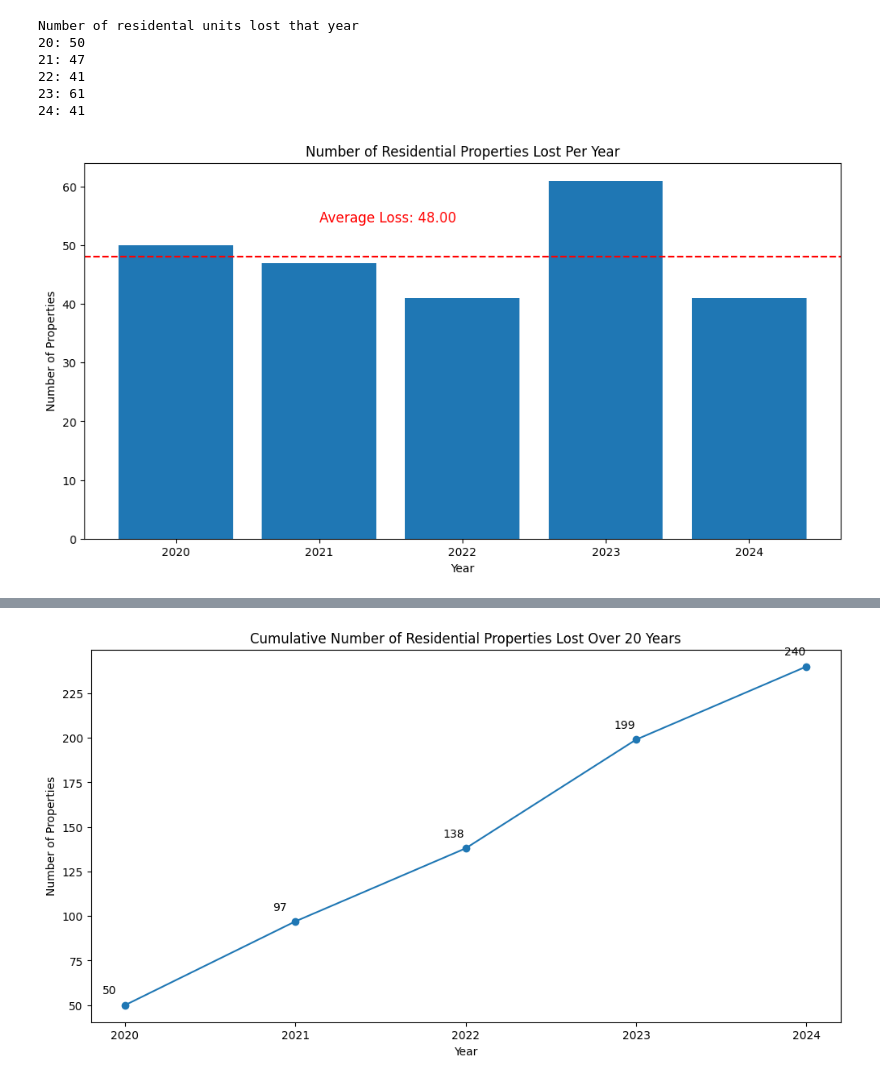
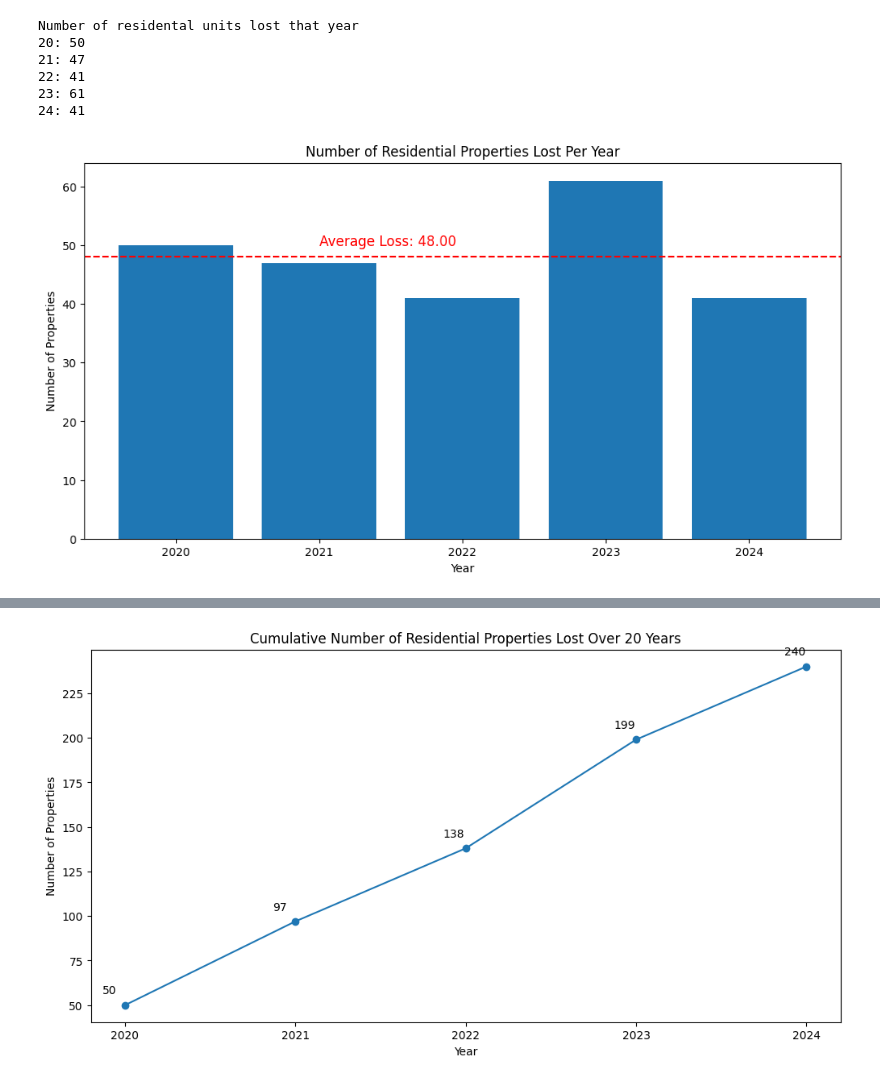
Before and after one commit to BU-Spark/ds-boston-remodeling, a Jupyter notebook: sp24-team-c/property-loss/property-loss-by-neighborhood.ipynb, the cells around one changed output, grey strips where cells are left out. Saved outputs shown, nothing was run; the diff lists cells and outputs as text; code cells hidden in the pictures.

```diff
--- a/sp24-team-c/property-loss/property-loss-by-neighborhood.ipynb
+++ b/sp24-team-c/property-loss/property-loss-by-neighborhood.ipynb
@@ -149,18 +220,18 @@ Number of residental units lost that year
 # %%
 unit_decrease_count = pd.DataFrame(unit_decrease_data).transpose()
 
 plt.figure(figsize=(12, 6))
 plt.bar(unit_decrease_count.index, unit_decrease_count.values.flatten())
 
 # add avg
 avg = unit_decrease_count.mean()[0]
 plt.axhline(y=avg, color='r', linestyle='--', label='Average')
-plt.text(len(unit_decrease_count) - 4, avg + 6, f'Average Loss: {avg:.2f}', color='r', fontsize=12)
+plt.text(len(unit_decrease_count) - 4, avg + 2, f'Average Loss: {avg:.2f}', color='r', fontsize=12)
 
 # Adding labels and title
 plt.xlabel('Year')
 plt.ylabel('Number of Properties')
 plt.title('Number of Residential Properties Lost Per Year')
 plt.show()
 # %% [output]
-[figure, old version]
+[figure, new version]
```
Also changed, not shown: parts of 8 cells of this notebook.
